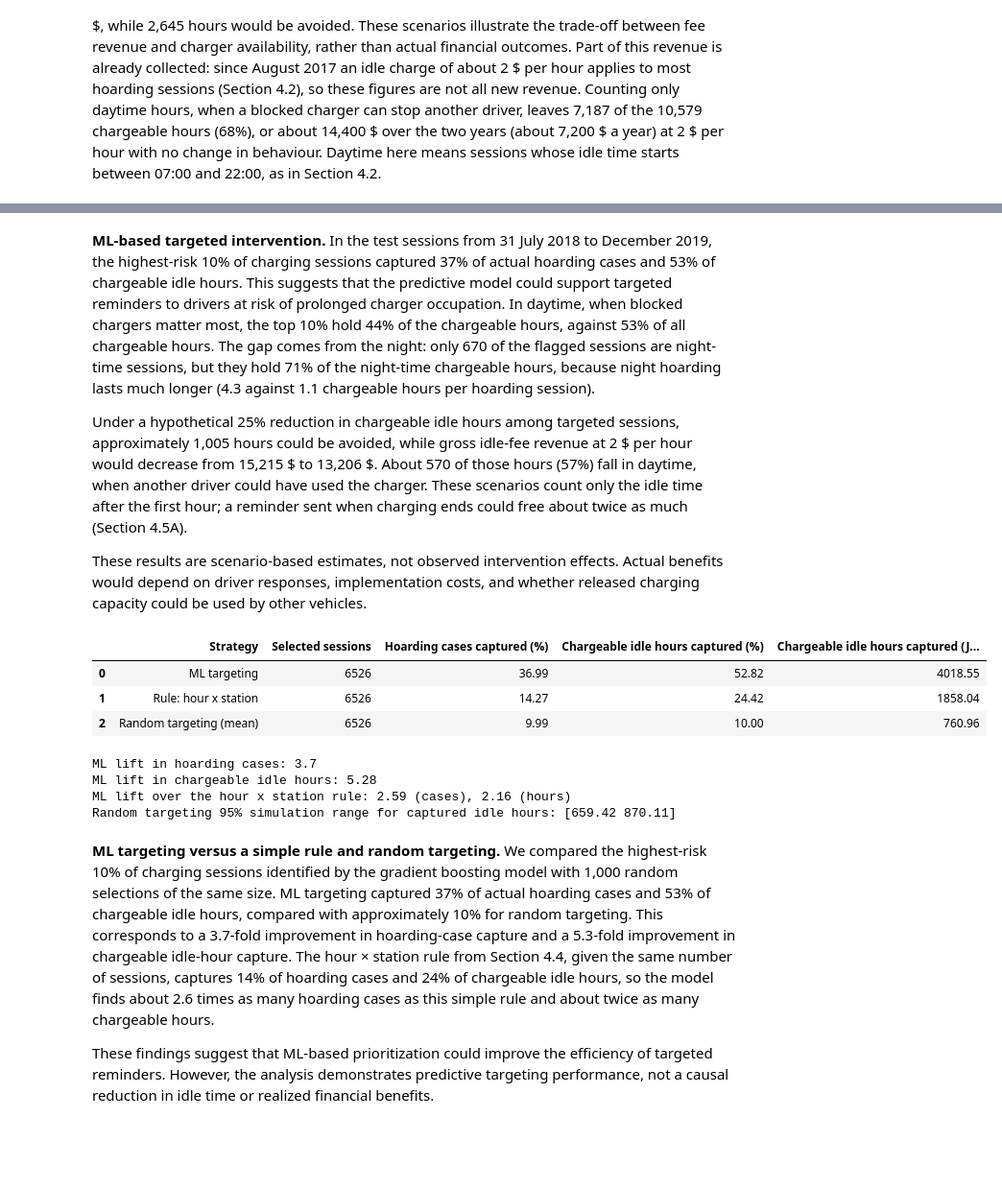
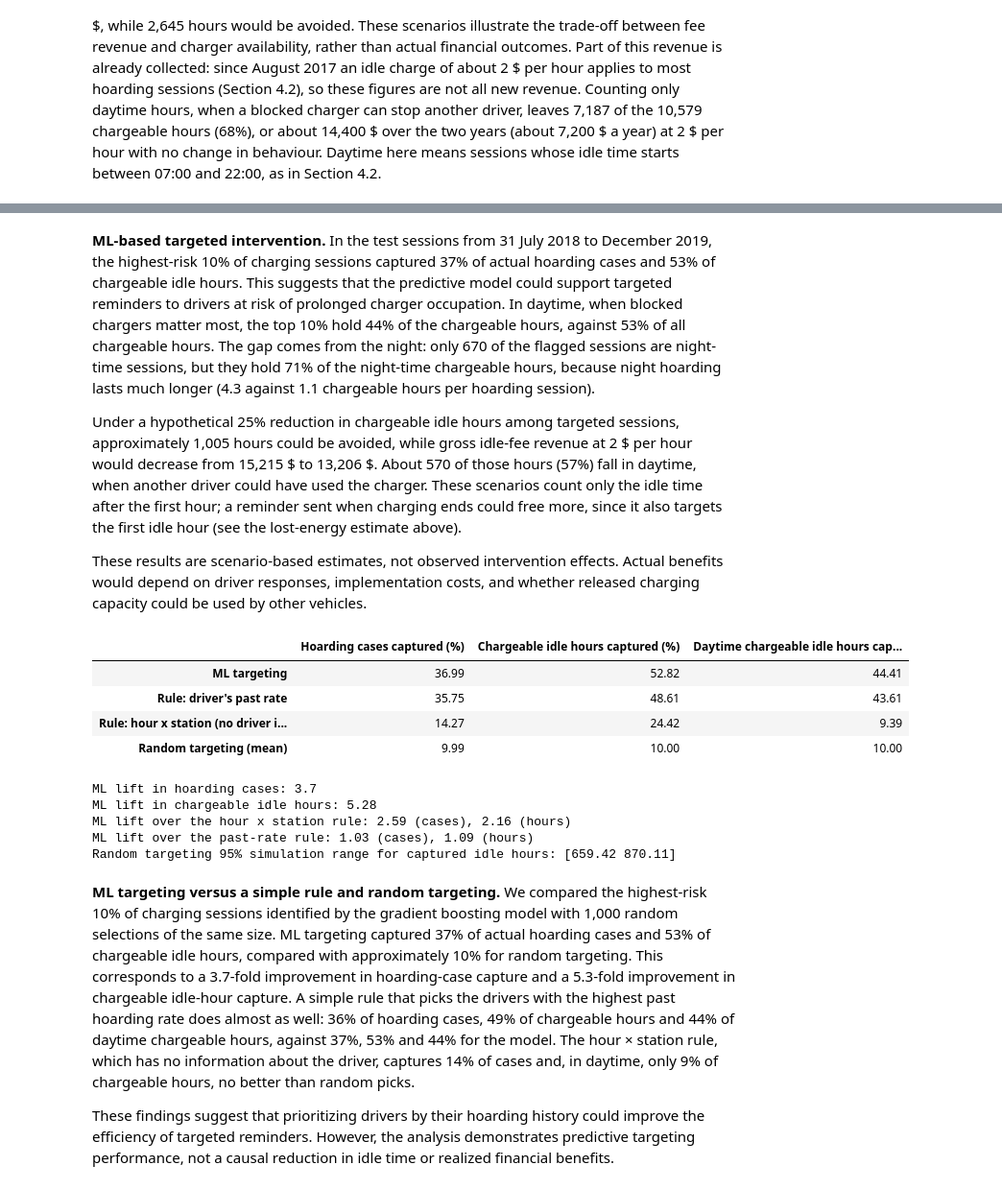
Before and after one commit to Teresa7810/Introduction-to-Business-Analytics, a Jupyter notebook: 4. Exploratory.ipynb, the cells around one changed output, grey strips where cells are left out. Shown at 96% size. Saved outputs shown, nothing was run; the diff lists cells and outputs as text; code cells hidden in the pictures; blank space fills up the shorter version.

```diff
--- a/4. Exploratory.ipynb
+++ b/4. Exploratory.ipynb
@@ -2147,7 +2306,7 @@ Chargeable hours per hoarding session: daytime 1.10, night-time 4.29
 # %% [markdown]
 **ML-based targeted intervention.** In the test sessions from 31 July 2018 to December 2019, the highest-risk 10% of charging sessions captured 37% of actual hoarding cases and 53% of chargeable idle hours. This suggests that the predictive model could support targeted reminders to drivers at risk of prolonged charger occupation. In daytime, when blocked chargers matter most, the top 10% hold 44% of the chargeable hours, against 53% of all chargeable hours. The gap comes from the night: only 670 of the flagged sessions are night-time sessions, but they hold 71% of the night-time chargeable hours, because night hoarding lasts much longer (4.3 against 1.1 chargeable hours per hoarding session).
 
-Under a hypothetical 25% reduction in chargeable idle hours among targeted sessions, approximately 1,005 hours could be avoided, while gross idle-fee revenue at 2 \$ per hour would decrease from 15,215 \$ to 13,206 \$. About 570 of those hours (57%) fall in daytime, when another driver could have used the charger. These scenarios count only the idle time after the first hour; a reminder sent when charging ends could free about twice as much (Section 4.5A).
+Under a hypothetical 25% reduction in chargeable idle hours among targeted sessions, approximately 1,005 hours could be avoided, while gross idle-fee revenue at 2 \$ per hour would decrease from 15,215 \$ to 13,206 \$. About 570 of those hours (57%) fall in daytime, when another driver could have used the charger. These scenarios count only the idle time after the first hour; a reminder sent when charging ends could free more, since it also targets the first idle hour (see the lost-energy estimate above).
 
 These results are scenario-based estimates, not observed intervention effects. Actual benefits would depend on driver responses, implementation costs, and whether released charging capacity could be used by other vehicles.
 # %%
@@ -2202,64 +2361,71 @@ rule_score = rule_score.fillna(impact["start_hour"].map(hour_rate_train))
 # sessions in the same hour x station pair share one score, ties keep the time order (stable sort)
 rule_top = rule_score.sort_values(ascending=False, kind="stable").index[:n_target]
 rule_mask = impact.index.isin(rule_top)
 rule_cases = hoarding[rule_mask].sum()
 rule_hours = idle_hours[rule_mask].sum()
 
-comparison = pd.DataFrame({
-    "Strategy": ["ML targeting", "Rule: hour x station", "Random targeting (mean)"],
-    "Selected sessions": [n_target, n_target, n_target],
-    "Hoarding cases captured (%)": [
-        100 * ml_cases / total_hoarding,
-        100 * rule_cases / total_hoarding,
-        100 * random_cases.mean() / total_hoarding
-    ],
-    "Chargeable idle hours captured (%)": [
-        100 * ml_hours / total_idle,
-        100 * rule_hours / total_idle,
-        100 * random_hours.mean() / total_idle
-    ],
-    "Chargeable idle hours captured (Jul 2018–Dec 2019)": [
-        ml_hours,
-        rule_hours,
-        random_hours.mean()
-    ]
-})
+# rule that uses the driver: the past hoarding rate, same number of sessions
+past_top = impact["prev_hoarding_rate"].sort_values(ascending=False, kind="stable").index[:n_target]
+past_mask = impact.index.isin(past_top)
+
+# daytime chargeable hours (idle time starting 07:00-22:00); random picks get 10% on average by construction
+is_day_arr = (impact["period"] == "Day").to_numpy()
+day_total = idle_hours[is_day_arr].sum()
+
+
+def captured(mask):
+    return [100 * hoarding[mask].sum() / total_hoarding,
+            100 * idle_hours[mask].sum() / total_idle,
+            100 * idle_hours[mask & is_day_arr].sum() / day_total]
+
+
+comparison = pd.DataFrame(
+    [captured(ml_mask), captured(past_mask), captured(rule_mask),
+     [100 * random_cases.mean() / total_hoarding, 100 * random_hours.mean() / total_idle, 100 * n_target / n]],
+    columns=["Hoarding cases captured (%)", "Chargeable idle hours captured (%)",
+             "Daytime chargeable idle hours captured (%)"],
+    index=["ML targeting", "Rule: driver's past rate",
+           "Rule: hour x station (no driver information)", "Random targeting (mean)"])
 
 display(comparison.round(2))
 
 print(
     "ML lift in hoarding cases:",
     round(ml_cases / random_cases.mean(), 2)
 )
 
 print(
     "ML lift in chargeable idle hours:",
     round(ml_hours / random_hours.mean(), 2)
 )
 
 print(f"ML lift over the hour x station rule: {ml_cases / rule_cases:.2f} (cases), {ml_hours / rule_hours:.2f} (hours)")
+print(f"ML lift over the past-rate rule: {ml_cases / hoarding[past_mask].sum():.2f} (cases), "
+      f"{ml_hours / idle_hours[past_mask].sum():.2f} (hours)")
 
 print(
     "Random targeting 95% simulation range "
     "for captured idle hours:",
     np.round(
         np.percentile(random_hours, [2.5, 97.5]),
         2
     )
 )
 # %% [output]
-|  | Strategy | Selected sessions | Hoarding cases captured (%) | Chargeable idle hours captured (%) | Chargeable idle hours captured (J... |
-| 0 | ML targeting | 6526 | 36.99 | 52.82 | 4018.55 |
-| 1 | Rule: hour x station | 6526 | 14.27 | 24.42 | 1858.04 |
-| 2 | Random targeting (mean) | 6526 | 9.99 | 10.00 | 760.96 |
+|  | Hoarding cases captured (%) | Chargeable idle hours captured (%) | Daytime chargeable idle hours cap... |
+| ML targeting | 36.99 | 52.82 | 44.41 |
+| Rule: driver's past rate | 35.75 | 48.61 | 43.61 |
+| Rule: hour x station (no driver i... | 14.27 | 24.42 | 9.39 |
+| Random targeting (mean) | 9.99 | 10.00 | 10.00 |
 ML lift in hoarding cases: 3.7
 ML lift in chargeable idle hours: 5.28
 ML lift over the hour x station rule: 2.59 (cases), 2.16 (hours)
+ML lift over the past-rate rule: 1.03 (cases), 1.09 (hours)
 Random targeting 95% simulation range for captured idle hours: [659.42 870.11]
 # %% [markdown]
-**ML targeting versus a simple rule and random targeting.** We compared the highest-risk 10% of charging sessions identified by the gradient boosting model with 1,000 random selections of the same size. ML targeting captured 37% of actual hoarding cases and 53% of chargeable idle hours, compared with approximately 10% for random targeting. This corresponds to a 3.7-fold improvement in hoarding-case capture and a 5.3-fold improvement in chargeable idle-hour capture. The hour × station rule from Section 4.4, given the same number of sessions, captures 14% of hoarding cases and 24% of chargeable idle hours, so the model finds about 2.6 times as many hoarding cases as this simple rule and about twice as many chargeable hours.
+**ML targeting versus a simple rule and random targeting.** We compared the highest-risk 10% of charging sessions identified by the gradient boosting model with 1,000 random selections of the same size. ML targeting captured 37% of actual hoarding cases and 53% of chargeable idle hours, compared with approximately 10% for random targeting. This corresponds to a 3.7-fold improvement in hoarding-case capture and a 5.3-fold improvement in chargeable idle-hour capture. A simple rule that picks the drivers with the highest past hoarding rate does almost as well: 36% of hoarding cases, 49% of chargeable hours and 44% of daytime chargeable hours, against 37%, 53% and 44% for the model. The hour × station rule, which has no information about the driver, captures 14% of cases and, in daytime, only 9% of chargeable hours, no better than random picks.
 
-These findings suggest that ML-based prioritization could improve the efficiency of targeted reminders. However, the analysis demonstrates predictive targeting performance, not a causal reduction in idle time or realized financial benefits.
+These findings suggest that prioritizing drivers by their hoarding history could improve the efficiency of targeted reminders. However, the analysis demonstrates predictive targeting performance, not a causal reduction in idle time or realized financial benefits.
 # %% [markdown]
 ## 4.6. Conclusions
 
```
Also changed, not shown: parts of 21 cells of this notebook.
